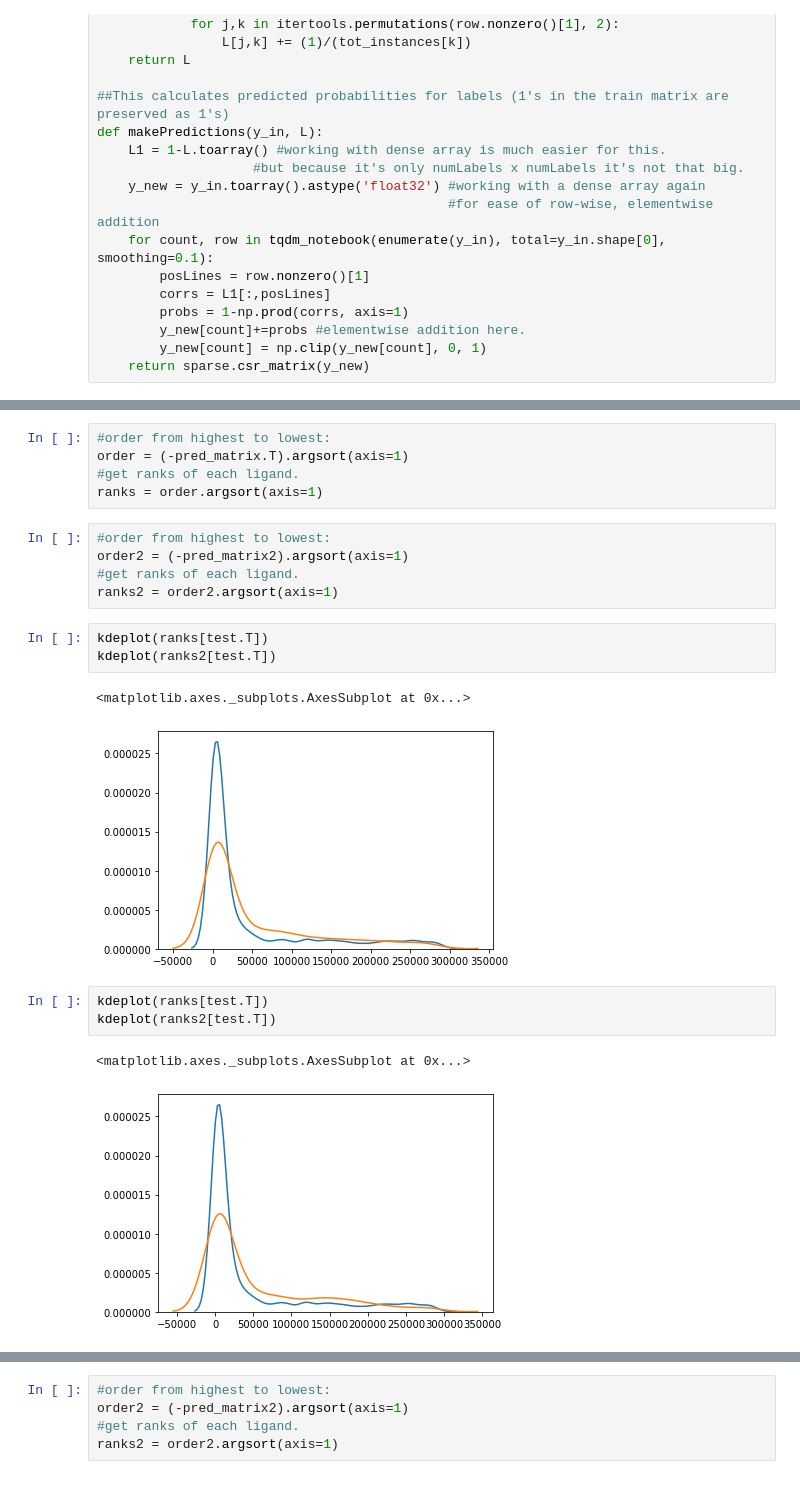
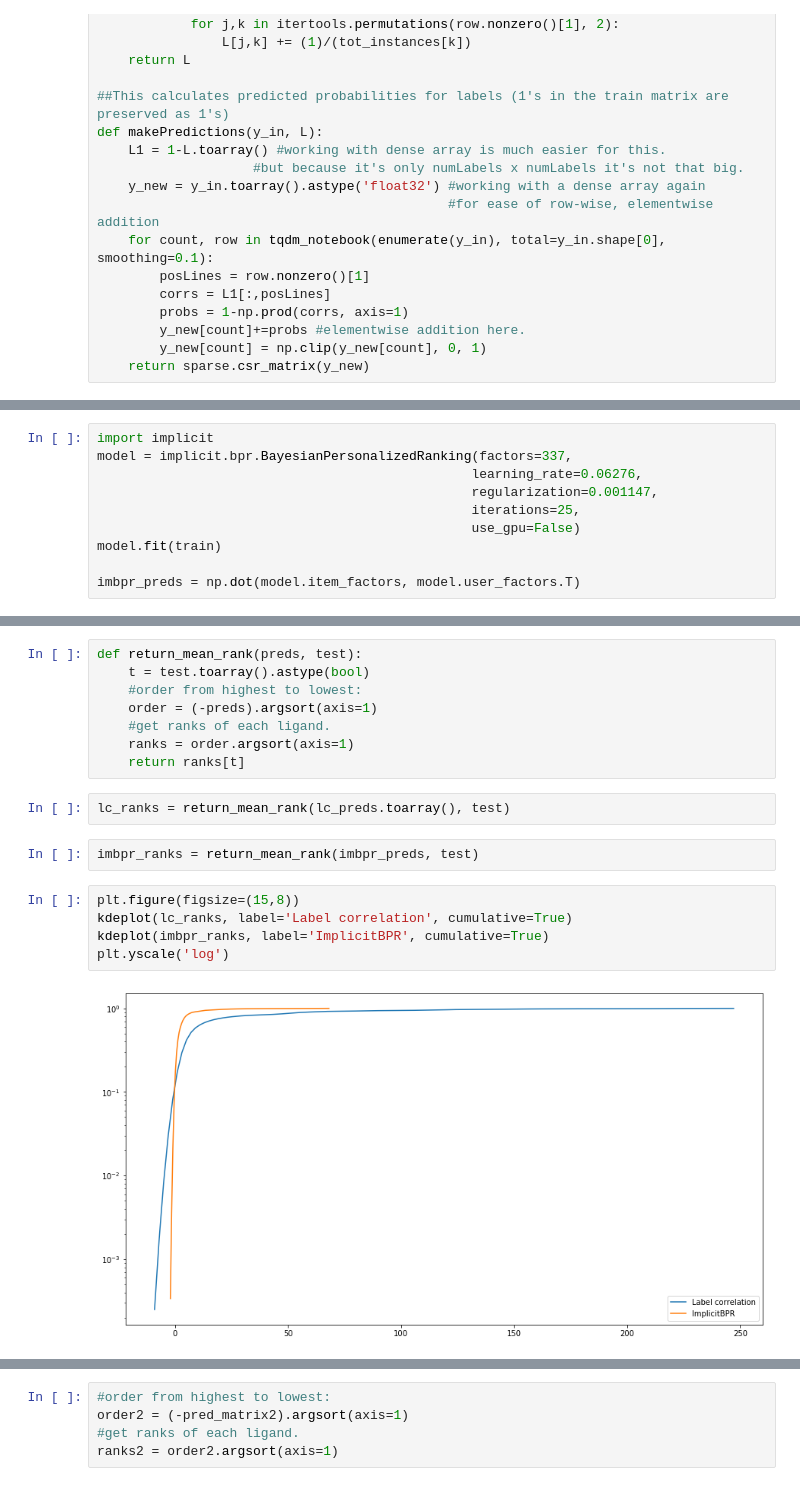
Before and after one commit to ljmartin/molrec, a Jupyter notebook: time_split/graphing_notebook.ipynb, the cells around one changed output, grey strips where cells are left out. Cells and saved outputs as stored; diff of their text form.

```diff
--- a/time_split/graphing_notebook.ipynb
+++ b/time_split/graphing_notebook.ipynb
@@ -123,0 +102,10 @@ pred_matrix2 = np.reshape(pred_matrix2, (len(cid), len(tid)))
+# %%
+import implicit
+model = implicit.bpr.BayesianPersonalizedRanking(factors=337,
+                                                learning_rate=0.06276,
+                                                regularization=0.001147,
+                                                iterations=25,
+                                                use_gpu=False)
+model.fit(train)
+
+imbpr_preds = np.dot(model.item_factors, model.user_factors.T)
@@ -124,22 +114,19 @@ pred_matrix2 = np.reshape(pred_matrix2, (len(cid), len(tid)))
 # %%
-#order from highest to lowest:
-order = (-pred_matrix.T).argsort(axis=1)
-#get ranks of each ligand.
-ranks = order.argsort(axis=1)
+def return_mean_rank(preds, test):
+    t = test.toarray().astype(bool)
+    #order from highest to lowest:
+    order = (-preds).argsort(axis=1)
+    #get ranks of each ligand.
+    ranks = order.argsort(axis=1)
+    return ranks[t]
-# %%
-#order from highest to lowest:
-order2 = (-pred_matrix2).argsort(axis=1)
-#get ranks of each ligand.
-ranks2 = order2.argsort(axis=1)
-# %%
-kdeplot(ranks[test.T])
-kdeplot(ranks2[test.T])
-# %% [output]
-<matplotlib.axes._subplots.AxesSubplot at 0x...>
-[figure, removed]
-# %%
-kdeplot(ranks[test.T])
-kdeplot(ranks2[test.T])
-# %% [output]
-<matplotlib.axes._subplots.AxesSubplot at 0x...>
-[figure, removed]
+# %%
+lc_ranks = return_mean_rank(lc_preds.toarray(), test)
+# %%
+imbpr_ranks = return_mean_rank(imbpr_preds, test)
+# %%
+plt.figure(figsize=(15,8))
+kdeplot(lc_ranks, label='Label correlation', cumulative=True)
+kdeplot(imbpr_ranks, label='ImplicitBPR', cumulative=True)
+plt.yscale('log')
+# %% [output]
+[figure, added]
```
Also changed, not shown: parts of 57 cells of this notebook, 3 other files.
